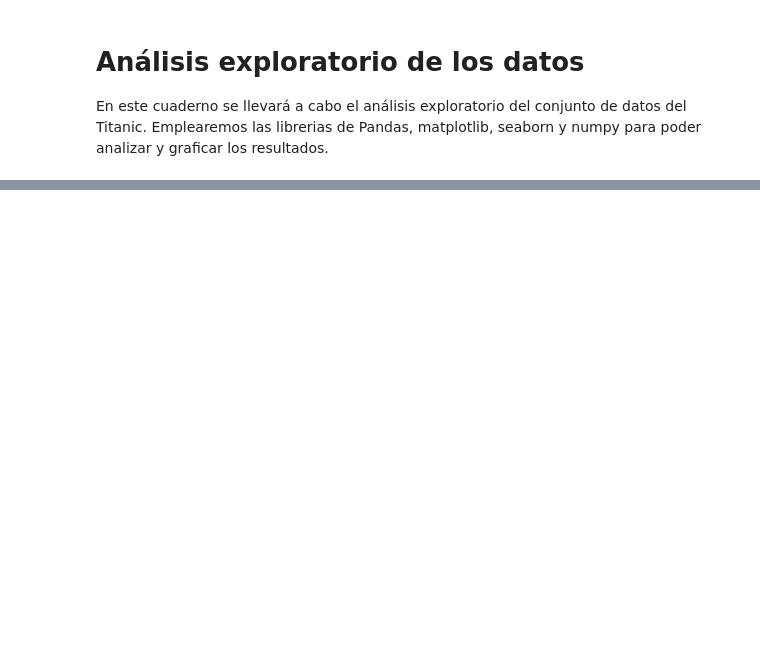
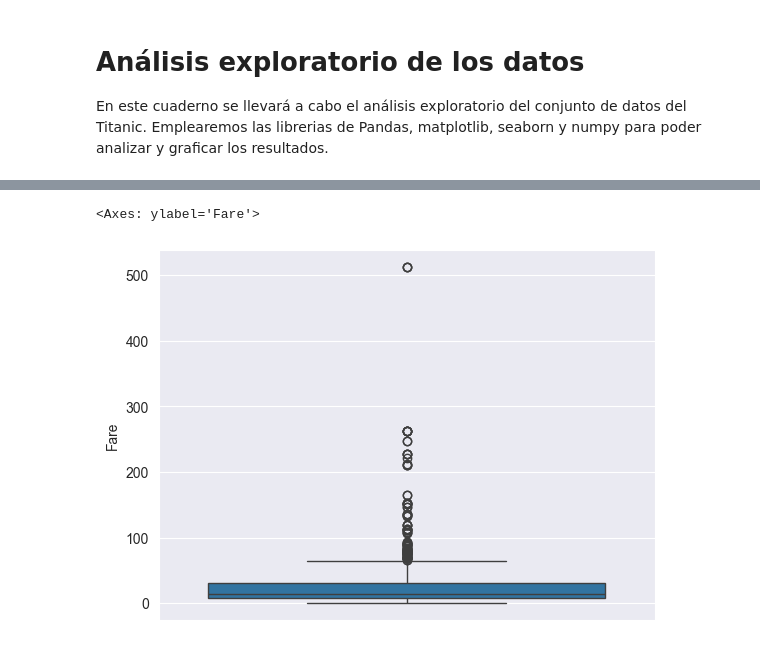
Before and after one commit to oscaraen/analisisdedatos, a Jupyter notebook: analisis_exploratorio/analisis exploratorio.ipynb, the cells around one changed output, grey strips where cells are left out. Cells and saved outputs as stored; diff of their text form; code cells hidden in the pictures; blank space fills up the shorter version.

```diff
--- a/analisis_exploratorio/analisis exploratorio.ipynb
+++ b/analisis_exploratorio/analisis exploratorio.ipynb
@@ -13,0 +154,7 @@ ModuleNotFoundError: No module named 'seaborn'
+# %%
+sns.boxplot(df["Fare"])
+# Se aprecia que hay varios valores que están por fuera del rango intercuartil (outliers)
+# Una forma de entender mejor es separar el boxplots con otras categorias, por ejemplo la edad
+# %% [output]
+<Axes: ylabel='Fare'>
+[figure, added]
```
Also changed, not shown: parts of 28 cells of this notebook, 1 other file.
